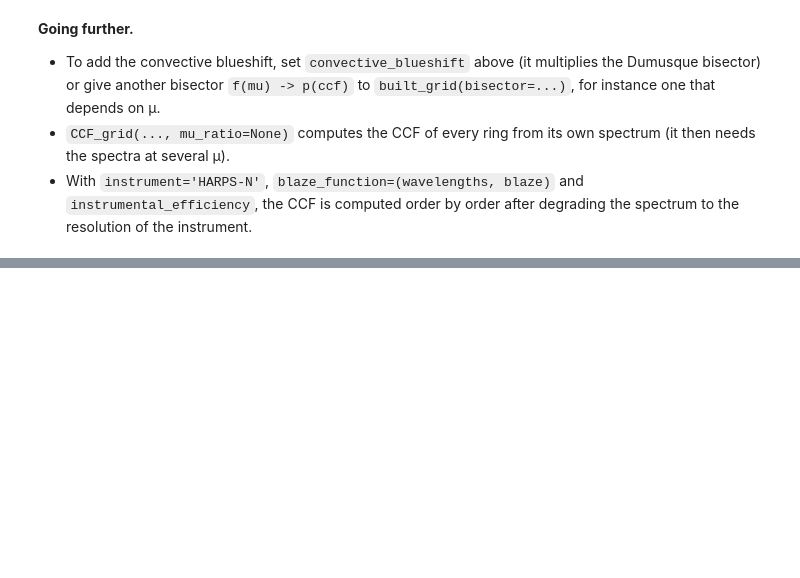
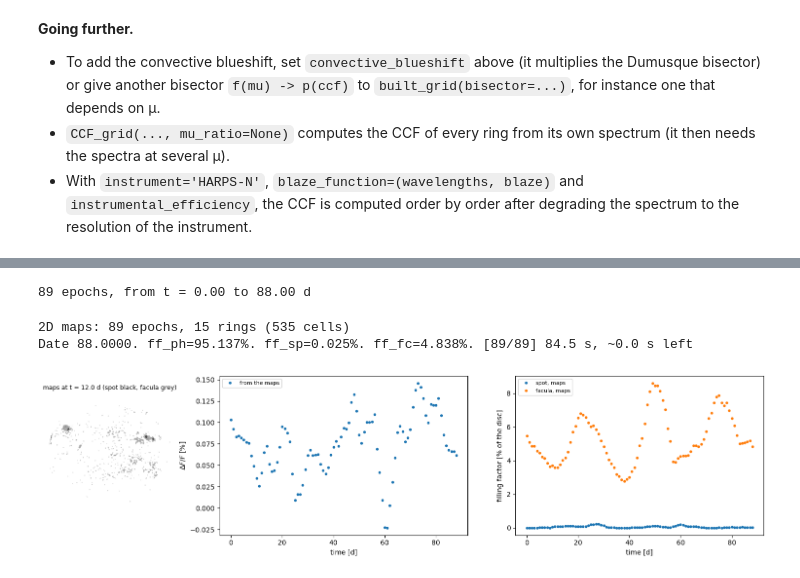
Before and after one commit to sophiestucki/sunsim, a Jupyter notebook: tutorial.ipynb, the cells around one changed output, grey strips where cells are left out. Cells and saved outputs as stored; diff of their text form; code cells hidden in the pictures; blank space fills up the shorter version.

Commit message:
2D masks

```diff
--- a/tutorial.ipynb
+++ b/tutorial.ipynb
@@ -444,7 +451,8 @@ N_rings_spec = 60
 def spectroscopy_grid(flux, typ, lo, hi):
     """Spectrum of every cell between lo and hi [A], without rotation."""
     g = flux_grid(N_rings_spec, flux, typ, None, lo, hi, rotation_period=rotation_period, inclination=inclination,
-                  stellar_radius=stellar_radius, stellar_rotation=False, mode='spectroscopy')
+                  stellar_radius=stellar_radius, stellar_rotation=False, mode='spectroscopy',
+                  differential_rotation=differential_rotation)
     g.built_grid()
     return g
 
@@ -729,0 +761,65 @@ plt.show()
+# %%
+# maps_folder = None          # put here the folder with spot_map_{t}.npy/.txt and faculae_map_{t}.npy/.txt
+maps_folder = '/Users/sophiestucki/Library/CloudStorage/GoogleDrive-stucki@ieec.cat/My Drive/storage/maps_active_2015_09_12_ccf_notnorm/'          # put here the folder with spot_map_{t}.npy/.txt and faculae_map_{t}.npy/.txt
+
+
+def draw_maps(ss, folder, n_pix=1024):
+    """Spot and facula maps (origin='upper') of the circular regions of a StarSim run, one pair per epoch."""
+    os.makedirs(folder, exist_ok=True)
+    c = (2 * np.arange(n_pix) + 1) / n_pix - 1
+    y, z = c[None, :], -c[:, None]                       # columns: left to right; rows: top (north) to bottom
+    r2 = y**2 + z**2
+    x = np.sqrt(np.clip(1 - r2, 0, None))                # towards the observer
+    for k, t in enumerate(ss.obs_times):
+        spot = np.zeros((n_pix, n_pix), dtype=np.uint8)
+        facula = np.zeros_like(spot)
+        for i, region in enumerate(ss.active_regions_map):
+            vx, vy, vz = ss.regions_vec[k, i]                # centre of the region (x towards the observer)
+            covered = (r2 <= 1) & (x * vx + y * vy + z * vz >= np.cos(ss.regions_pos[k, i, 2]))
+            (spot if region.type == 'sp' else facula)[covered] = 1
+        facula[spot > 0] = 0                             # the spots are on top of the faculae
+        np.save(os.path.join(folder, 'spot_map_%.6f.npy' % t), spot)
+        np.save(os.path.join(folder, 'faculae_map_%.6f.npy' % t), facula)
+
+if maps_folder is None:
+    import tempfile
+    maps_folder = os.path.join(tempfile.gettempdir(), 'sunsim_demo_maps')
+    draw_maps(photometry['facula around a spot'], maps_folder)
+
+maps = active_region_mask(maps_folder, origin='upper')
+print('%d epochs, from t = %.2f to %.2f d' % (len(maps.times), maps.times[0], maps.times[-1]))
+# %% [output]
+89 epochs, from t = 0.00 to 88.00 d
+# %%
+from_maps = StarSim(maps.times, N_rings_phot, inclination=inclination, rotation_period=rotation_period,
+                    differential_rotation=differential_rotation, active_regions_mask=maps, mode=['photometry'],
+                    stellar_radius=stellar_radius,
+                    flux_grid_qp=flux_grid_quiet.grid, flux_grid_sp=flux_grid_sp.grid, flux_grid_fc=flux_grid_fc.grid)
+from_maps.generate_timeseries()
+
+k_mid = int(np.argmin(np.abs(maps.times - rotation_period / 2)))
+spot_map, facula_map = maps.load(maps.times[k_mid])
+
+fig, axes = plt.subplots(1, 3, figsize=(15, 4), gridspec_kw={'width_ratios': [1, 2, 2]})
+axes[0].imshow(spot_map + 0.5 * facula_map, cmap='gray_r', origin='upper')
+axes[0].set_title('maps at t = %.1f d (spot black, facula grey)' % maps.times[k_mid], fontsize=9)
+axes[0].set_axis_off()
+axes[1].plot(from_maps.obs_times, relative_flux(from_maps), '.', label='from the maps')
+axes[2].plot(from_maps.obs_times, from_maps.ff_sp, '.', label='spot, maps')
+axes[2].plot(from_maps.obs_times, from_maps.ff_fc, '.', label='facula, maps')
+if 'sunsim_demo_maps' in maps_folder:                    # demo: compare with the circular regions
+    regions = photometry['facula around a spot']
+    axes[1].plot(regions.obs_times, relative_flux(regions), '-', label='circular regions')
+    axes[2].plot(regions.obs_times, regions.ff_sp, '-', color='C0', alpha=0.5, label='spot, regions')
+    axes[2].plot(regions.obs_times, regions.ff_fc, '-', color='C1', alpha=0.5, label='facula, regions')
+axes[1].set_ylabel('$\\Delta F / F$ [%]')
+axes[2].set_ylabel('filling factor [% of the disc]')
+for ax in axes[1:]:
+    ax.set_xlabel('time [d]')
+    ax.legend(fontsize=8)
+plt.tight_layout()
+plt.show()
+# %% [output]
+2D maps: 89 epochs, 15 rings (535 cells)
+Date 88.0000. ff_ph=95.137%. ff_sp=0.025%. ff_fc=4.838%. [89/89] 84.5 s, ~0.0 s left
+[figure, added]
```
Also changed, not shown: parts of 20 cells of this notebook, 9 other files.
